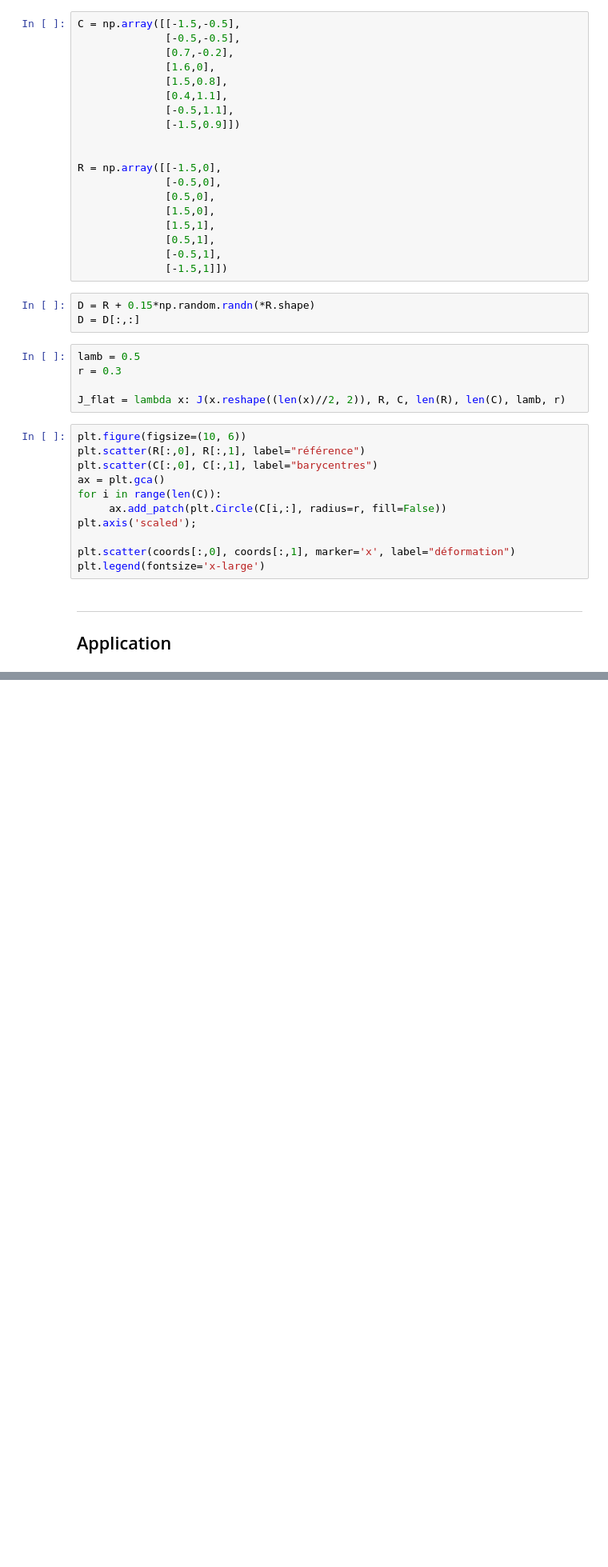
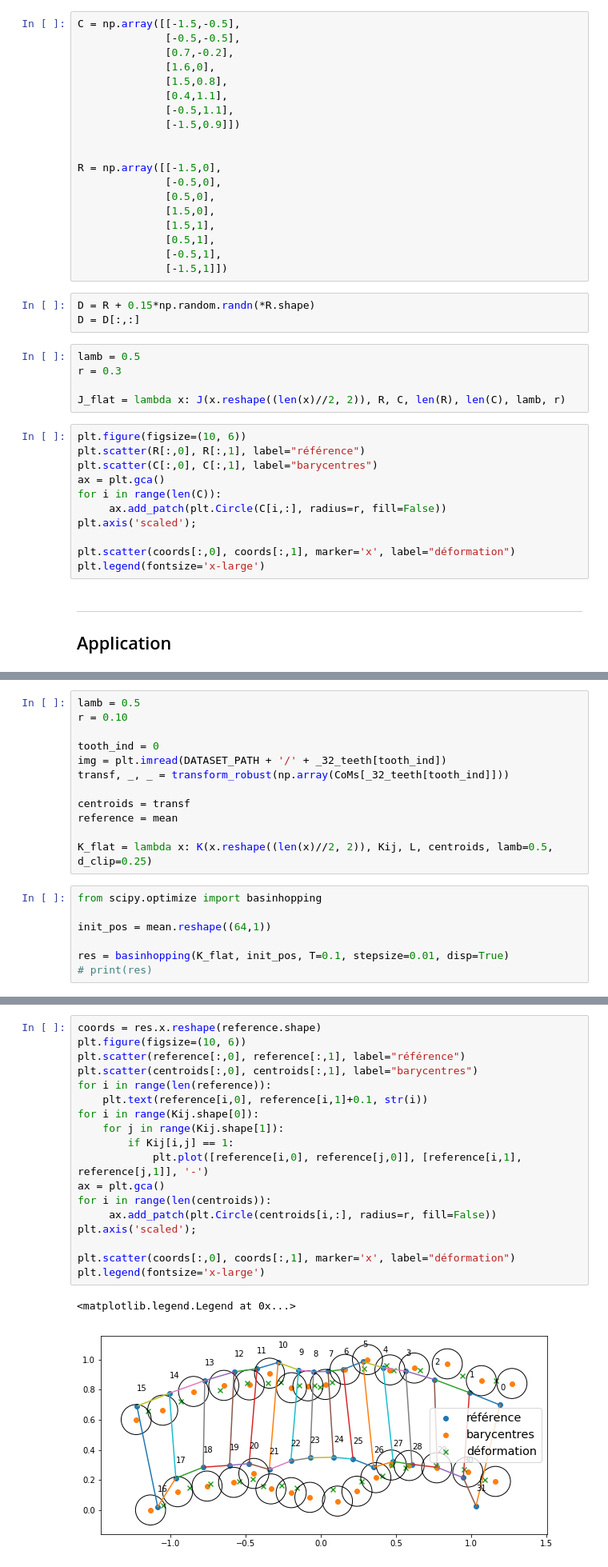
Before and after one commit to aymericq/dental_numbering, a Jupyter notebook: basin_hopping_reel.ipynb, the cells around one changed output, grey strips where cells are left out. Shown at 80% size. Drawn from its saved outputs; the diff is of its cells as text; blank space fills up the shorter version.

```diff
--- a/basin_hopping_reel.ipynb
+++ b/basin_hopping_reel.ipynb
@@ -359,0 +380,19 @@ ImportError: cannot import name 'anneal'
+# %%
+lamb = 0.5
+r = 0.10
+
+tooth_ind = 0
+img = plt.imread(DATASET_PATH + '/' + _32_teeth[tooth_ind])
+transf, _, _ = transform_robust(np.array(CoMs[_32_teeth[tooth_ind]]))
+
+centroids = transf
+reference = mean
+
+K_flat = lambda x: K(x.reshape((len(x)//2, 2)), Kij, L, centroids, lamb=0.5, d_clip=0.25)
+# %%
+from scipy.optimize import basinhopping
+
+init_pos = mean.reshape((64,1))
+
+res = basinhopping(K_flat, init_pos, T=0.1, stepsize=0.01, disp=True)
+# print(res)
@@ -359,0 +417,21 @@ ImportError: cannot import name 'anneal'
+# %%
+coords = res.x.reshape(reference.shape)
+plt.figure(figsize=(10, 6))
+plt.scatter(reference[:,0], reference[:,1], label="référence")
+plt.scatter(centroids[:,0], centroids[:,1], label="barycentres")
+for i in range(len(reference)):
+    plt.text(reference[i,0], reference[i,1]+0.1, str(i))
+for i in range(Kij.shape[0]):
+    for j in range(Kij.shape[1]):
+        if Kij[i,j] == 1:
+            plt.plot([reference[i,0], reference[j,0]], [reference[i,1], reference[j,1]], '-')
+ax = plt.gca()
+for i in range(len(centroids)):
+     ax.add_patch(plt.Circle(centroids[i,:], radius=r, fill=False))
+plt.axis('scaled');
+
+plt.scatter(coords[:,0], coords[:,1], marker='x', label="déformation")
+plt.legend(fontsize='x-large')
+# %% [output]
+<matplotlib.legend.Legend at 0x...>
+[figure, added]
```
Also changed, not shown: parts of 19 cells of this notebook.
